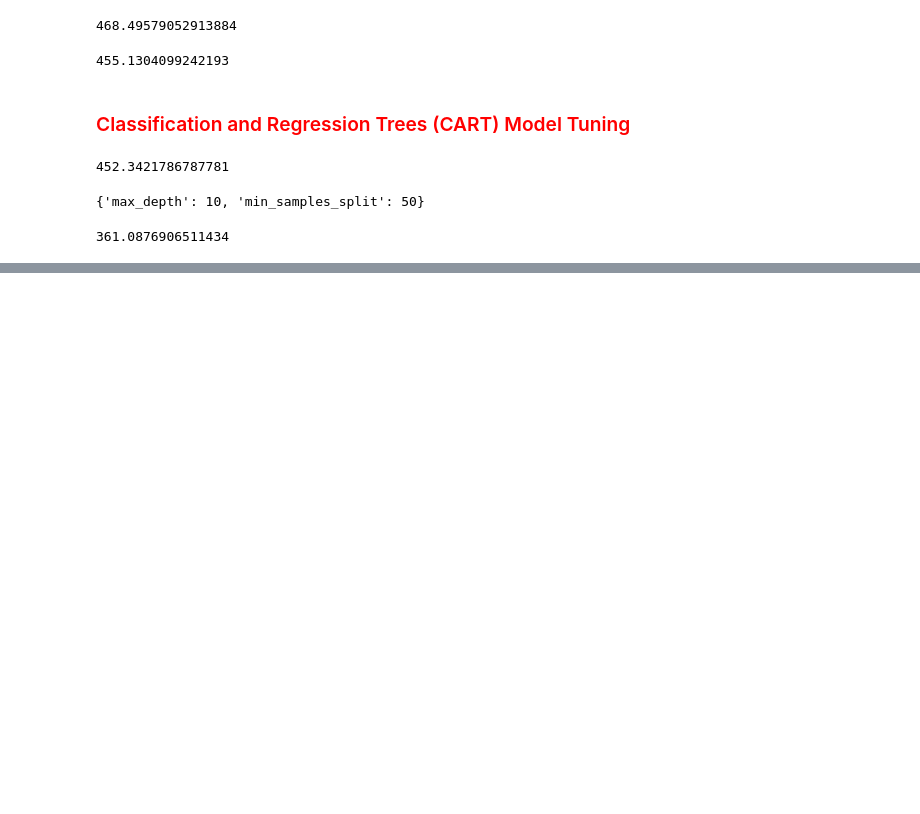
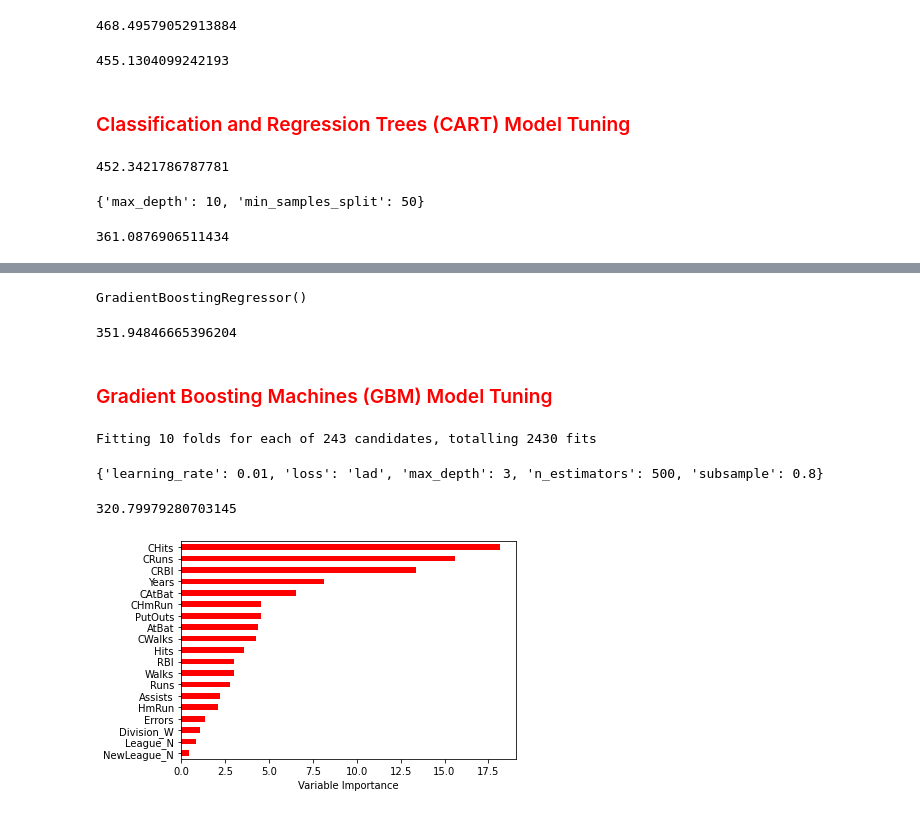
Before and after one commit to alpertknn/Machine-Learning-Notes, a Jupyter notebook: ML102/Machine Learning II.ipynb, the cells around one changed output, grey strips where cells are left out. Saved outputs shown, nothing was run; the diff lists cells and outputs as text; code cells hidden in the pictures; blank space fills up the shorter version.

```diff
--- a/ML102/Machine Learning II.ipynb
+++ b/ML102/Machine Learning II.ipynb
@@ -429,0 +599,50 @@ np.sqrt(mean_squared_error(y_test,predicted)) # RMSE TEST ERROR
+# %%
+df=pd.read_csv("./csv_files/Hitters.csv")
+df.dropna(inplace=True)
+dms=pd.get_dummies(df[["League","Division","NewLeague"]])
+y=df[["Salary"]]
+X_=df.drop(columns=["Salary","League","Division","NewLeague"],axis=1).astype("float64")
+X=pd.concat([X_,dms[["League_N","Division_W","NewLeague_N"]]],axis=1)
+X_train, X_test, y_train, y_test= train_test_split(X,y,test_size=0.25,random_state=42)
+# %%
+gbm_model=GradientBoostingRegressor().fit(X_train,y_train)
+gbm_model
+# %% [output]
+GradientBoostingRegressor()
+# %%
+predicted=gbm_model.predict(X_test)
+np.sqrt(mean_squared_error(y_test,predicted)) # FIRST RMSE TEST ERROR
+# %% [output]
+351.94846665396204
+# %% [markdown]
+### <font color="red">Gradient Boosting Machines (GBM) Model Tuning</font>
+# %%
+# criterion, learning_rate, loss, max_features, max_depth, n_estimators, subsample,
+gbm_params={"n_estimators": [100,200,500],
+            "learning_rate": [0.001,0.1,0.01],
+            "max_depth": [3,5,8],
+            "subsample": [1,0.5,0.8],
+            "loss": ["ls","lad","quantile"]}
+gbmcv_model=GridSearchCV(gbm_model,param_grid=gbm_params,cv=10,n_jobs=-1,verbose=2).fit(X_train,y_train)
+# %% [output]
+Fitting 10 folds for each of 243 candidates, totalling 2430 fits
+# %%
+print(gbmcv_model.best_params_)
+# %% [output]
+{'learning_rate': 0.01, 'loss': 'lad', 'max_depth': 3, 'n_estimators': 500, 'subsample': 0.8}
+# %%
+# final model
+final_model=GradientBoostingRegressor(n_estimators=500,learning_rate=0.01,loss="lad",max_depth=3,subsample=0.8).fit(X_train,y_train)
+predicted=final_model.predict(X_test)
+print(np.sqrt(mean_squared_error(y_test,predicted)))
+# %% [output]
+320.79979280703145
+# %%
+importance = pd.DataFrame({"importance":final_model.feature_importances_*100},index=X_train.columns)
+
+importance.sort_values(by="importance",ascending=True).plot(kind="barh",color="r")
+
+plt.xlabel("Variable Importance")
+plt.gca().legend_=None
+# %% [output]
+[figure, added]
```
Also changed, not shown: parts of 46 cells of this notebook, 16 other files.
